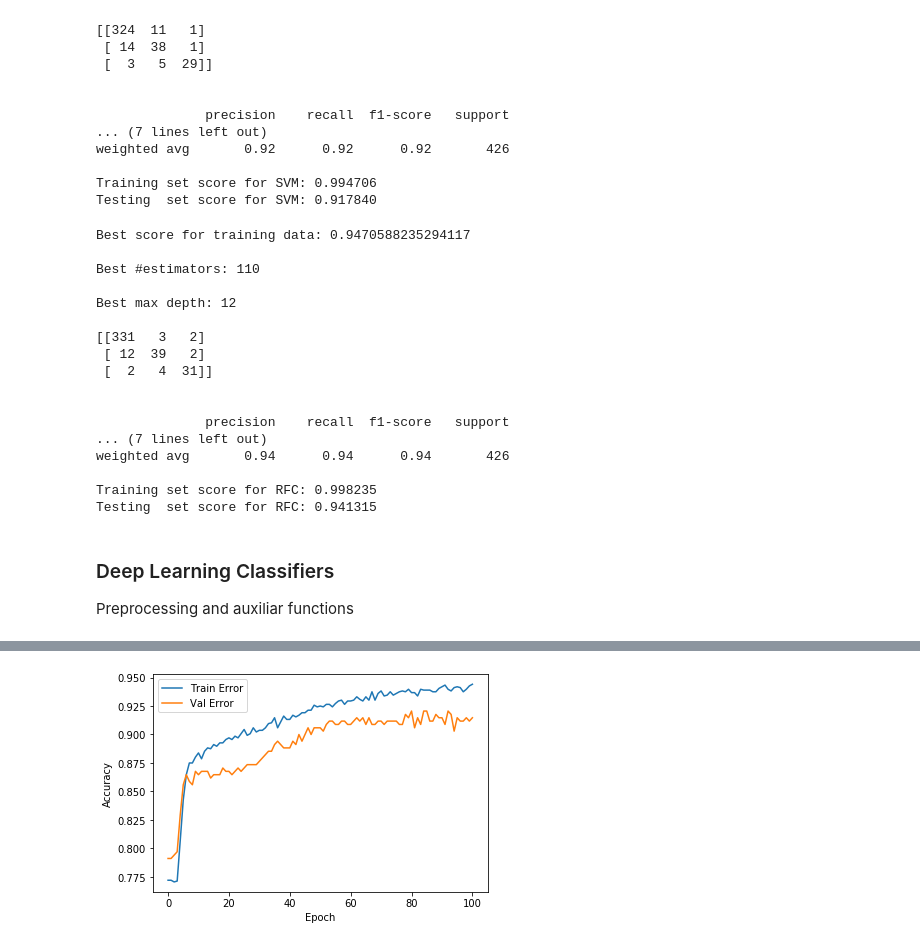
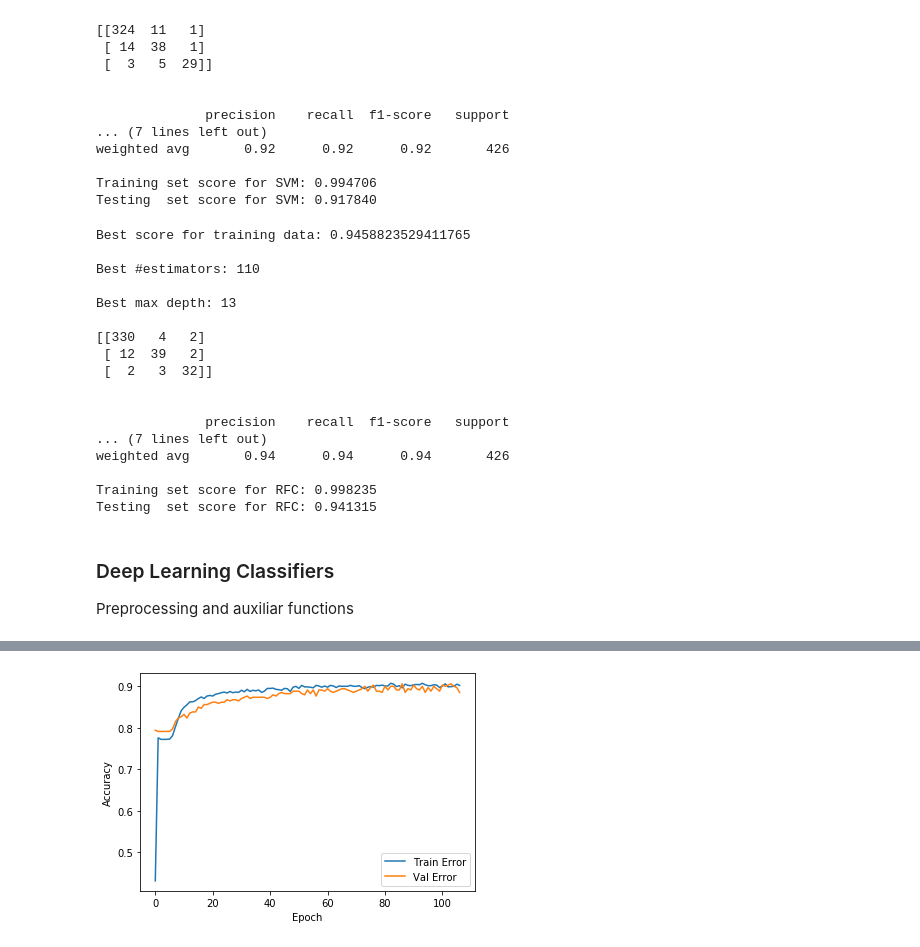
Before and after one commit to TomasSuarezL/oss-stage-2019, a Jupyter notebook: CTG_dataset_classification.ipynb, the cells around one changed output, grey strips where cells are left out. Saved outputs shown, nothing was run; the diff lists cells and outputs as text; code cells hidden in the pictures.

Commit message:
different size models (3)

```diff
--- a/CTG_dataset_classification.ipynb
+++ b/CTG_dataset_classification.ipynb
@@ -68,8 +68,16 @@ plt.show()
 [figure]
 # %%
 # Normalization of data sets
-X_train_norm = (X_train - X_train.mean()) / X_train.std()
-X_test_norm = (X_test - X_train.mean()) / X_train.std()
+# X_train_norm = (X_train - X_train.mean()) / X_train.std()
+# X_test_norm = (X_test - X_train.mean()) / X_train.std()
+# Data Scaling MinMax
+from sklearn.preprocessing import MinMaxScaler
+scaler = MinMaxScaler()
+X_train_norm = X_train
+X_test_norm = X_test
+
+X_train_norm = pd.DataFrame(scaler.fit_transform(X_train_norm))
+X_test_norm = pd.DataFrame(scaler.transform(X_test_norm))
 # %% [markdown]
 ### Shallow Learning Classifiers (to compare)
 # %%
@@ -161,15 +169,15 @@ print("Testing  set score for RFC: %f" % final_rfc.score(X_test_norm  , y_test))
 
 # Best performance with Random Forest Classifier: 94%
 # %% [output]
-Best score for training data: 0.9470588235294117
+Best score for training data: 0.9458823529411765
 
 Best #estimators: 110
 
-Best max depth: 12
+Best max depth: 13
 
-[[331   3   2]
+[[330   4   2]
  [ 12  39   2]
- [  2   4  31]]
+ [  2   3  32]]
 
 
               precision    recall  f1-score   support
@@ -215,7 +221,7 @@ early_stop = keras.callbacks.EarlyStopping(monitor='val_accuracy', patience=20,
 # %%
 # DNN model for classification
 # Define Model 1 - Small model
-def build_model1(penalization):
+def build_model1():
   model = keras.Sequential([
     layers.Dense(8, activation=tf.nn.relu, input_shape=[len(X_train_norm.keys())]),
     layers.Dense(10,activation=tf.nn.relu),
@@ -229,7 +235,7 @@ def build_model1(penalization):
                 metrics=['accuracy'])
   return model
 
-model = build_model1(1)
+model = build_model1()
 EPOCHS = 1000
 history = model.fit(X_train_norm, y_train_oh, epochs=EPOCHS,
                     validation_split = 0.2, verbose=0, callbacks=[early_stop, PrintDot()])
@@ -248 +254 @@ WARNING:tensorflow:Falling back from v2 loop because of error: Failed to find da
-[figure, old version]
+[figure, new version]
```
Also changed, not shown: parts of 7 cells of this notebook.
